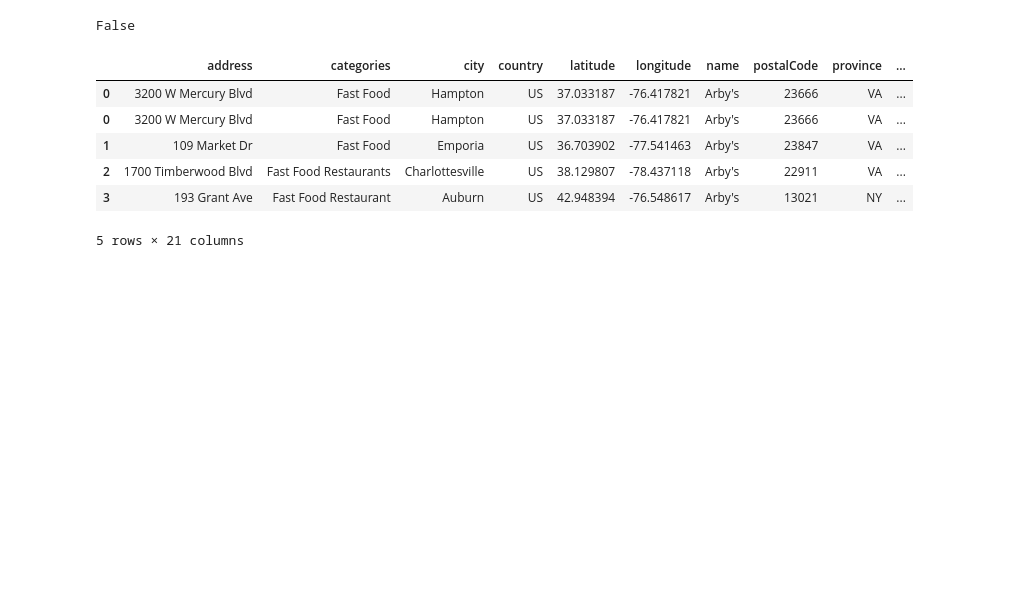
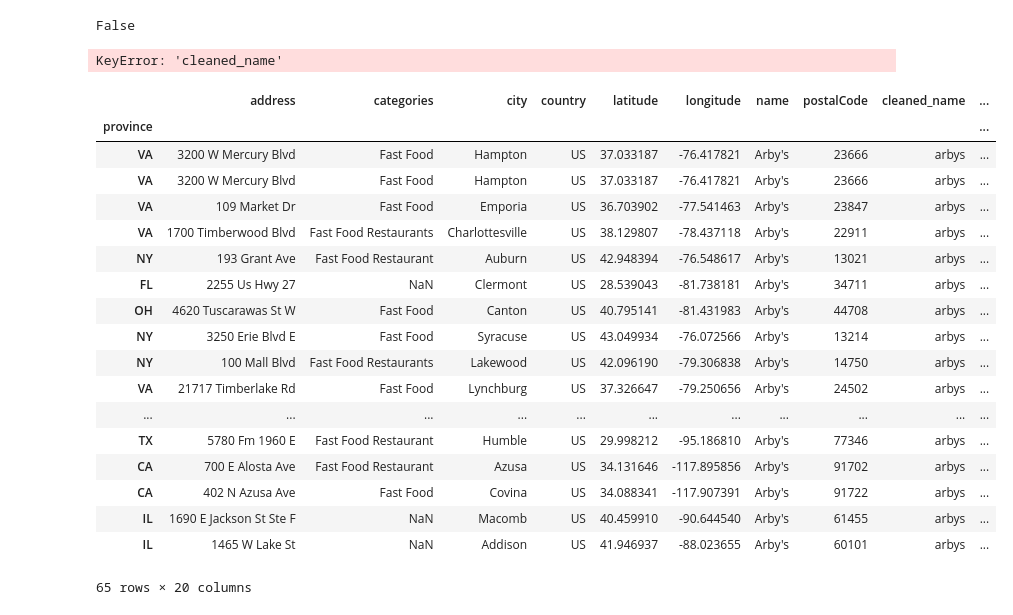
Before and after one commit to dhruvip/Coursera_Capstone, a Jupyter notebook: Untitled.ipynb, the cells around one changed output. Cells and saved outputs as stored; diff of their text form; code cells hidden in the pictures; blank space fills up the shorter version.

Commit message:
index 3618

```diff
--- a/Untitled.ipynb
+++ b/Untitled.ipynb
@@ -480,12 +480,4 @@ False
 fuzz.partial_ratio('aw', 'awallamericanfood')
 # %%
 with_all_data = pd.read_csv('fsq_calls.csv')
-with_all_data.head()
+# with_all_data.set_index('province', inplace=True)
-# %% [output]
-|  | address | categories | city | country | latitude | longitude | name | postalCode | province | ... |
-| 0 | 3200 W Mercury Blvd | Fast Food | Hampton | US | 37.033187 | -76.417821 | Arby's | 23666 | VA | ... |
-| 0 | 3200 W Mercury Blvd | Fast Food | Hampton | US | 37.033187 | -76.417821 | Arby's | 23666 | VA | ... |
-| 1 | 109 Market Dr | Fast Food | Emporia | US | 36.703902 | -77.541463 | Arby's | 23847 | VA | ... |
-| 2 | 1700 Timberwood Blvd | Fast Food Restaurants | Charlottesville | US | 38.129807 | -78.437118 | Arby's | 22911 | VA | ... |
-| 3 | 193 Grant Ave | Fast Food Restaurant | Auburn | US | 42.948394 | -76.548617 | Arby's | 13021 | NY | ... |
-5 rows × 21 columns
@@ -495,3 +484,34 @@ df_split
+# %%
+with_all_data_grpby = with_all_data.groupby('province')
+fig_size = plt.rcParams["figure.figsize"]
+fig_size[0] = 10
+fig_size[1] = 9
+with_all_data_grpby.get_group('VA').\
+groupby('cleaned_name').sum().plot(kind='bar', x='cleaned_name', y = ['schools','university','hospital','park','offices','mall'])
+# %% [output]
+KeyError: 'cleaned_name'
+# %%
+with_all_data_grpby.head()
+# %% [output]
+|  | address | categories | city | country | latitude | longitude | name | postalCode | cleaned_name | ... |
+| province |  |  |  |  |  |  |  |  |  | ... |
+| VA | 3200 W Mercury Blvd | Fast Food | Hampton | US | 37.033187 | -76.417821 | Arby's | 23666 | arbys | ... |
+| VA | 3200 W Mercury Blvd | Fast Food | Hampton | US | 37.033187 | -76.417821 | Arby's | 23666 | arbys | ... |
+| VA | 109 Market Dr | Fast Food | Emporia | US | 36.703902 | -77.541463 | Arby's | 23847 | arbys | ... |
+| VA | 1700 Timberwood Blvd | Fast Food Restaurants | Charlottesville | US | 38.129807 | -78.437118 | Arby's | 22911 | arbys | ... |
+| NY | 193 Grant Ave | Fast Food Restaurant | Auburn | US | 42.948394 | -76.548617 | Arby's | 13021 | arbys | ... |
+| FL | 2255 Us Hwy 27 | NaN | Clermont | US | 28.539043 | -81.738181 | Arby's | 34711 | arbys | ... |
+| OH | 4620 Tuscarawas St W | Fast Food | Canton | US | 40.795141 | -81.431983 | Arby's | 44708 | arbys | ... |
+| NY | 3250 Erie Blvd E | Fast Food | Syracuse | US | 43.049934 | -76.072566 | Arby's | 13214 | arbys | ... |
+| NY | 100 Mall Blvd | Fast Food Restaurants | Lakewood | US | 42.096190 | -79.306838 | Arby's | 14750 | arbys | ... |
+| VA | 21717 Timberlake Rd | Fast Food | Lynchburg | US | 37.326647 | -79.250656 | Arby's | 24502 | arbys | ... |
+| ... | ... | ... | ... | ... | ... | ... | ... | ... | ... | ... |
+| TX | 5780 Fm 1960 E | Fast Food Restaurant | Humble | US | 29.998212 | -95.186810 | Arby's | 77346 | arbys | ... |
+| CA | 700 E Alosta Ave | Fast Food Restaurant | Azusa | US | 34.131646 | -117.895856 | Arby's | 91702 | arbys | ... |
+| CA | 402 N Azusa Ave | Fast Food | Covina | US | 34.088341 | -117.907391 | Arby's | 91722 | arbys | ... |
+| IL | 1690 E Jackson St Ste F | NaN | Macomb | US | 40.459910 | -90.644540 | Arby's | 61455 | arbys | ... |
+| IL | 1465 W Lake St | NaN | Addison | US | 41.946937 | -88.023655 | Arby's | 60101 | arbys | ... |
+65 rows × 20 columns
 # %%
 
 pd.concat([fg, pd.DataFrame([[5,6]],columns=['a','b'])],ignore_index=1)
```
Also changed, not shown: parts of 5 cells of this notebook, 1 other file.
